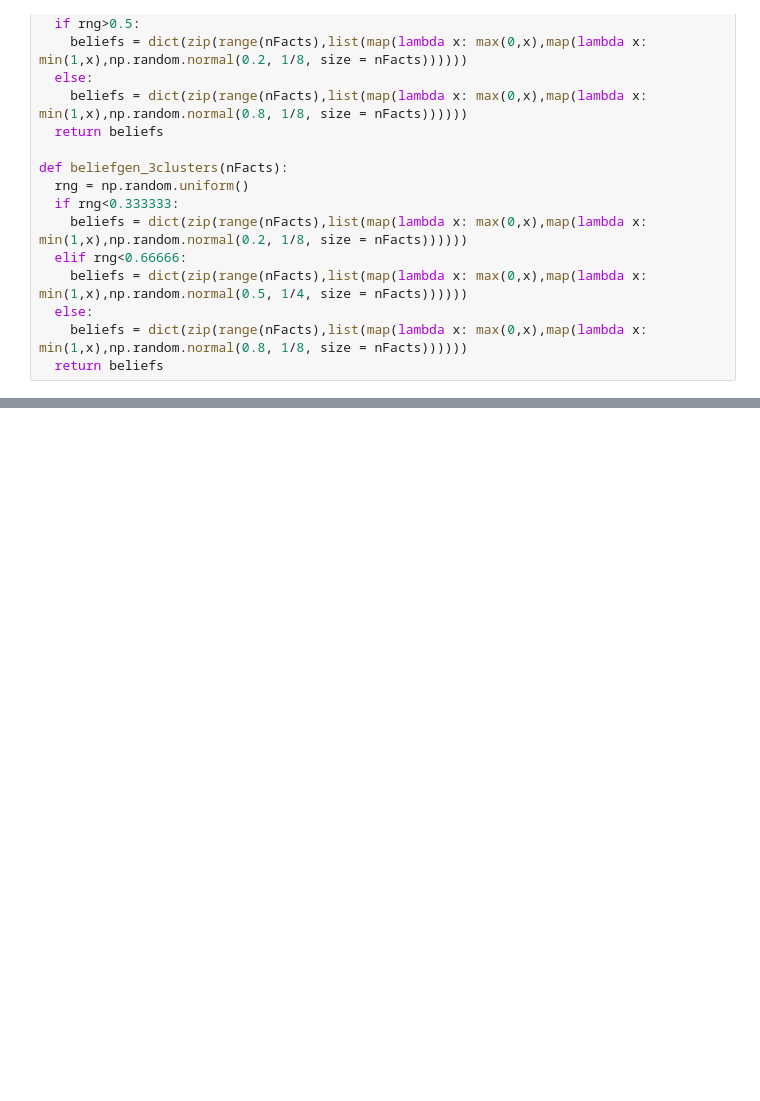
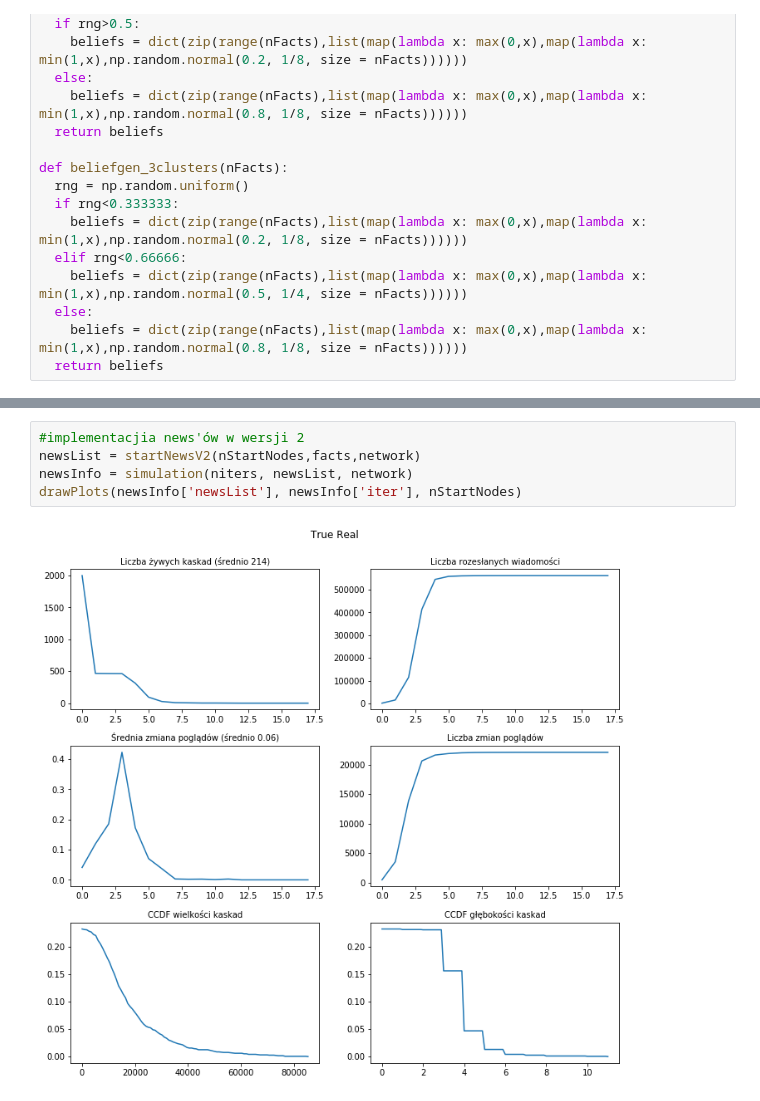
Before and after one commit to MichalKucko/FakeNews, a Jupyter notebook: fake_news.ipynb, the cells around one changed output, grey strips where cells are left out. Cells and saved outputs as stored; diff of their text form; blank space fills up the shorter version.

```diff
--- a/fake_news.ipynb
+++ b/fake_news.ipynb
@@ -506,0 +539,7 @@ drawPlots(newsInfo['newsList'], newsInfo['iter'], nStartNodes)
+# %%
+#implementacjia news'ów w wersji 2
+newsList = startNewsV2(nStartNodes,facts,network)
+newsInfo = simulation(niters, newsList, network)
+drawPlots(newsInfo['newsList'], newsInfo['iter'], nStartNodes)
+# %% [output]
+[figure, added]
```
Also changed, not shown: parts of 7 cells of this notebook.
